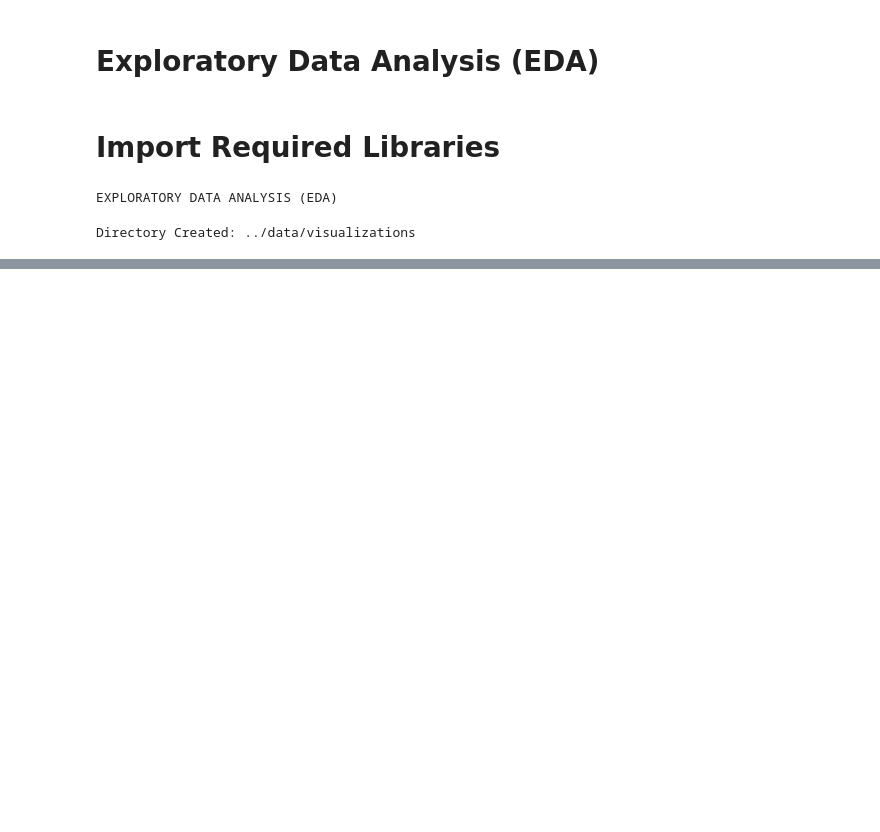
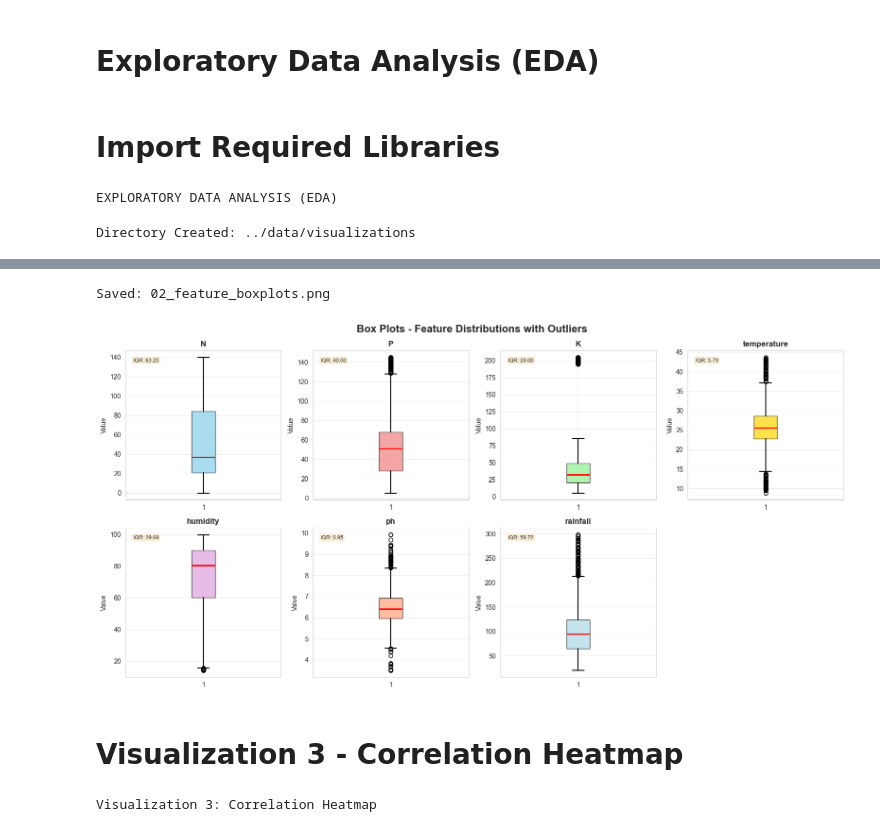
Before and after one commit to x-neon-nexus-o/AI-Powered-Crop-Recommendation-System-with-Explainable-AI-and-Economic-Analysis, a Jupyter notebook: notebooks/3.Exploratory Data Analysis.ipynb, the cells around one changed output, grey strips where cells are left out. Saved outputs shown, nothing was run; the diff lists cells and outputs as text; code cells hidden in the pictures; blank space fills up the shorter version.

```diff
--- a/notebooks/3.Exploratory Data Analysis.ipynb
+++ b/notebooks/3.Exploratory Data Analysis.ipynb
@@ -27,0 +164,38 @@ Directory Created: ../data/visualizations
+# %%
+fig, axes = plt.subplots(2, 4, figsize=(16, 8))
+fig.suptitle('Box Plots - Feature Distributions with Outliers', fontsize=16, fontweight='bold')
+
+for idx, feature in enumerate(features):
+    row = idx // 4
+    col = idx % 4
+
+    bp = axes[row, col].boxplot(df[feature], vert=True, patch_artist=True,
+                                  boxprops=dict(facecolor=colors[idx], alpha=0.7),
+                                  medianprops=dict(color='red', linewidth=2),
+                                  whiskerprops=dict(color='black', linewidth=1.5),
+                                  capprops=dict(color='black', linewidth=1.5))
+
+    axes[row, col].set_title(f'{feature}', fontweight='bold')
+    axes[row, col].set_ylabel('Value')
+    axes[row, col].grid(True, alpha=0.3)
+
+    q1 = df[feature].quantile(0.25)
+    q3 = df[feature].quantile(0.75)
+    iqr = q3 - q1
+    axes[row, col].text(0.05, 0.95, f'IQR: {iqr:.2f}', transform=axes[row, col].transAxes,
+                        fontsize=8, verticalalignment='top', bbox=dict(boxstyle='round', facecolor='wheat', alpha=0.5))
+fig.delaxes(axes[1, 3])
+
+plt.tight_layout()
+plt.savefig('../data/visualizations/02_feature_boxplots.png', dpi=300, bbox_inches='tight')
+print("\nSaved: 02_feature_boxplots.png")
+plt.show()
+# %% [output]
+Saved: 02_feature_boxplots.png
+[figure, added]
+# %% [markdown]
+# Visualization 3 - Correlation Heatmap
+# %%
+print("Visualization 3: Correlation Heatmap")
+# %% [output]
+Visualization 3: Correlation Heatmap
```
Also changed, not shown: parts of 20 cells of this notebook, 4 other files.
